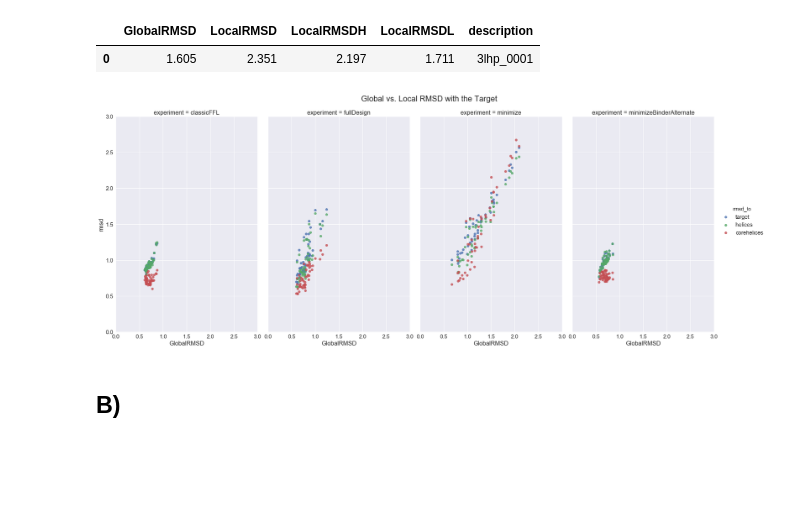
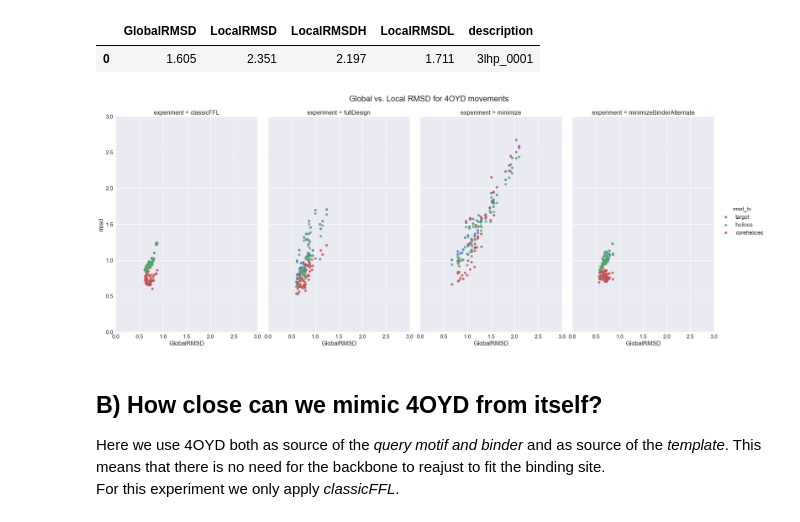
Before and after one commit to jaumebonet/FunFolDesTutorial, a Jupyter notebook: benchmark/scientific/bcl2/README.ipynb, the cells around one changed output. Drawn from its saved outputs; the diff is of its cells as text; code cells hidden in the pictures; blank space fills up the shorter version.

```diff
--- a/benchmark/scientific/bcl2/README.ipynb
+++ b/benchmark/scientific/bcl2/README.ipynb
@@ -112,7 +112,7 @@ definition = {
     }
 }
 logic = {
-    "keep": ["description", "experiment", "GlobalRMSD"],
+    "keep": ["description", "experiment", "GlobalRMSD", "condition", "test"],
     "split": [("LocalRMSD", "target"), ("LocalRMSDH", "helices"), ("LocalRMSDL", "corehelices") ],
     "names": ["rmsd", "rmsd_to"]
 }
@@ -122,16 +122,21 @@ for exp in experiments:
     tmpDFL.append(rstoolbox.api.process_from_definitions(tmp, definition))
 moves4oydDF = []
 moves4oydDF.append(pd.concat(tmpDFL))
+moves4oydDF[0] = moves4oydDF[0].assign(condition=pd.Series(["binder"]*len(moves4oydDF[0]["description"])).values)
+moves4oydDF[0] = moves4oydDF[0].assign(test=pd.Series(["4oyd_moves"]*len(moves4oydDF[0]["description"])).values)
 moves4oydDF.append(rstoolbox.api.split_columns(moves4oydDF[0], logic))
 # %%
 g = sns.FacetGrid(moves4oydDF[1], col="experiment", hue="rmsd_to", size=10, aspect=0.6, legend_out=True)
 g = (g.map(sns.regplot, "GlobalRMSD", "rmsd", fit_reg=False).add_legend())
 plt.subplots_adjust(top=0.9)
 g.axes[0,0].set_ylim(0,3)
 g.axes[0,0].set_xlim(0,3)
-g.fig.suptitle('Global vs. Local RMSD with the Target')
+g.fig.suptitle('Global vs. Local RMSD for 4OYD movements')
 sns.plt.show()
 # %% [output]
-[figure, old version]
+[figure, new version]
-# %% [markdown]
-## B)
+# %% [markdown]
+## B) How close can we mimic 4OYD from itself?
+
+Here we use 4OYD both as source of the _query motif and binder_ and as source of the _template_. This means that there is no need for the backbone to reajust to fit the binding site.
+For this experiment we only apply _classicFFL_.
```
Also changed, not shown: parts of 2 cells of this notebook, 3 other files.
